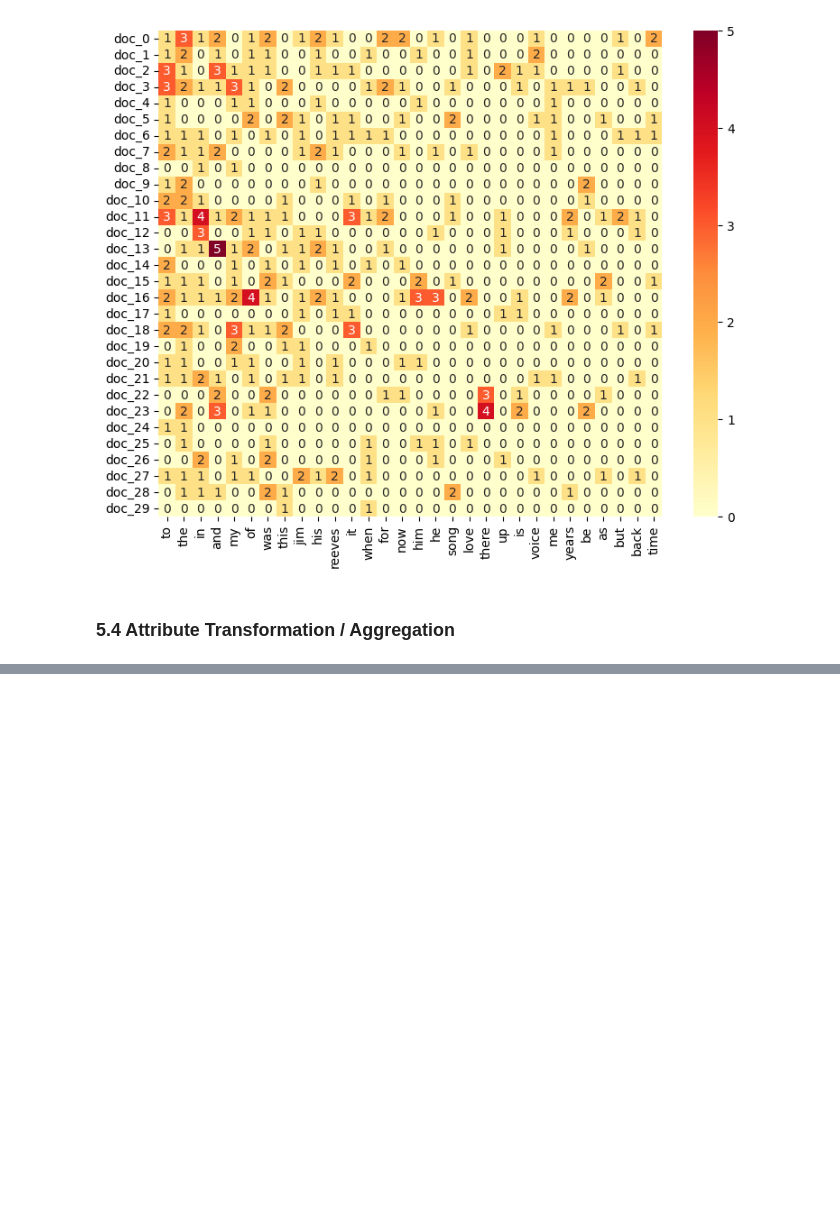
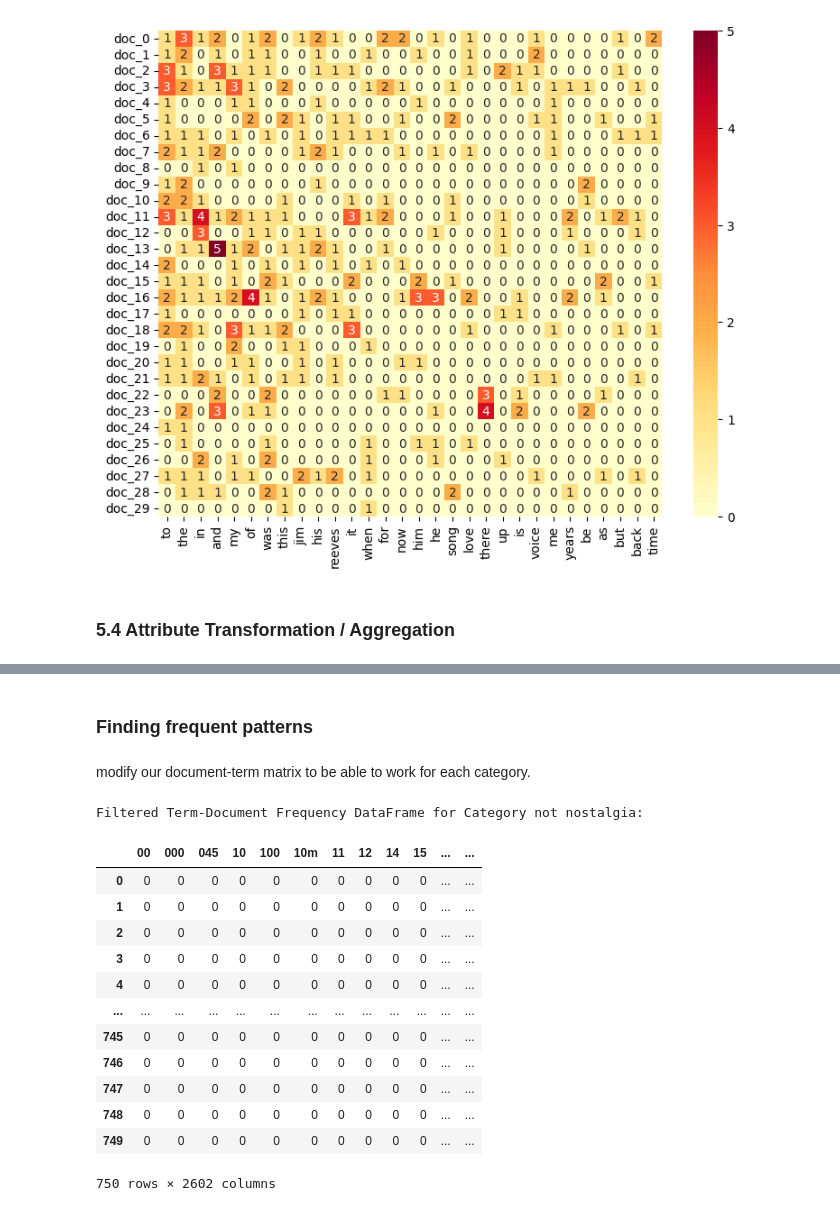
Before and after one commit to JamesHsu1221/DM2024-Lab1-Homework, a Jupyter notebook: DM2024-Lab1-Homework.ipynb, the cells around one changed output, grey strips where cells are left out. Cells and saved outputs as stored; diff of their text form; code cells hidden in the pictures; blank space fills up the shorter version.

```diff
--- a/DM2024-Lab1-Homework.ipynb
+++ b/DM2024-Lab1-Homework.ipynb
@@ -553,0 +603,4 @@ ax = sns.heatmap(Q11_df,
+# %% [markdown]
+###  Finding frequent patterns
+# %% [markdown]
+modify our document-term matrix to be able to work for each category.
@@ -553,0 +637,19 @@ ax = sns.heatmap(Q11_df,
+# %%
+category_number = 0 #You can change it from 0 or 1
+print(f"Filtered Term-Document Frequency DataFrame for Category {categories[category_number]}:")
+filt_term_document_dfs[categories[category_number]]
+# %% [output]
+Filtered Term-Document Frequency DataFrame for Category not nostalgia:
+|  | 00 | 000 | 045 | 10 | 100 | 10m | 11 | 12 | 14 | 15 | ... | ... |
+| 0 | 0 | 0 | 0 | 0 | 0 | 0 | 0 | 0 | 0 | 0 | ... | ... |
+| 1 | 0 | 0 | 0 | 0 | 0 | 0 | 0 | 0 | 0 | 0 | ... | ... |
+| 2 | 0 | 0 | 0 | 0 | 0 | 0 | 0 | 0 | 0 | 0 | ... | ... |
+| 3 | 0 | 0 | 0 | 0 | 0 | 0 | 0 | 0 | 0 | 0 | ... | ... |
+| 4 | 0 | 0 | 0 | 0 | 0 | 0 | 0 | 0 | 0 | 0 | ... | ... |
+| ... | ... | ... | ... | ... | ... | ... | ... | ... | ... | ... | ... | ... |
+| 745 | 0 | 0 | 0 | 0 | 0 | 0 | 0 | 0 | 0 | 0 | ... | ... |
+| 746 | 0 | 0 | 0 | 0 | 0 | 0 | 0 | 0 | 0 | 0 | ... | ... |
+| 747 | 0 | 0 | 0 | 0 | 0 | 0 | 0 | 0 | 0 | 0 | ... | ... |
+| 748 | 0 | 0 | 0 | 0 | 0 | 0 | 0 | 0 | 0 | 0 | ... | ... |
+| 749 | 0 | 0 | 0 | 0 | 0 | 0 | 0 | 0 | 0 | 0 | ... | ... |
+750 rows × 2602 columns
```
Also changed, not shown: parts of 51 cells of this notebook.
